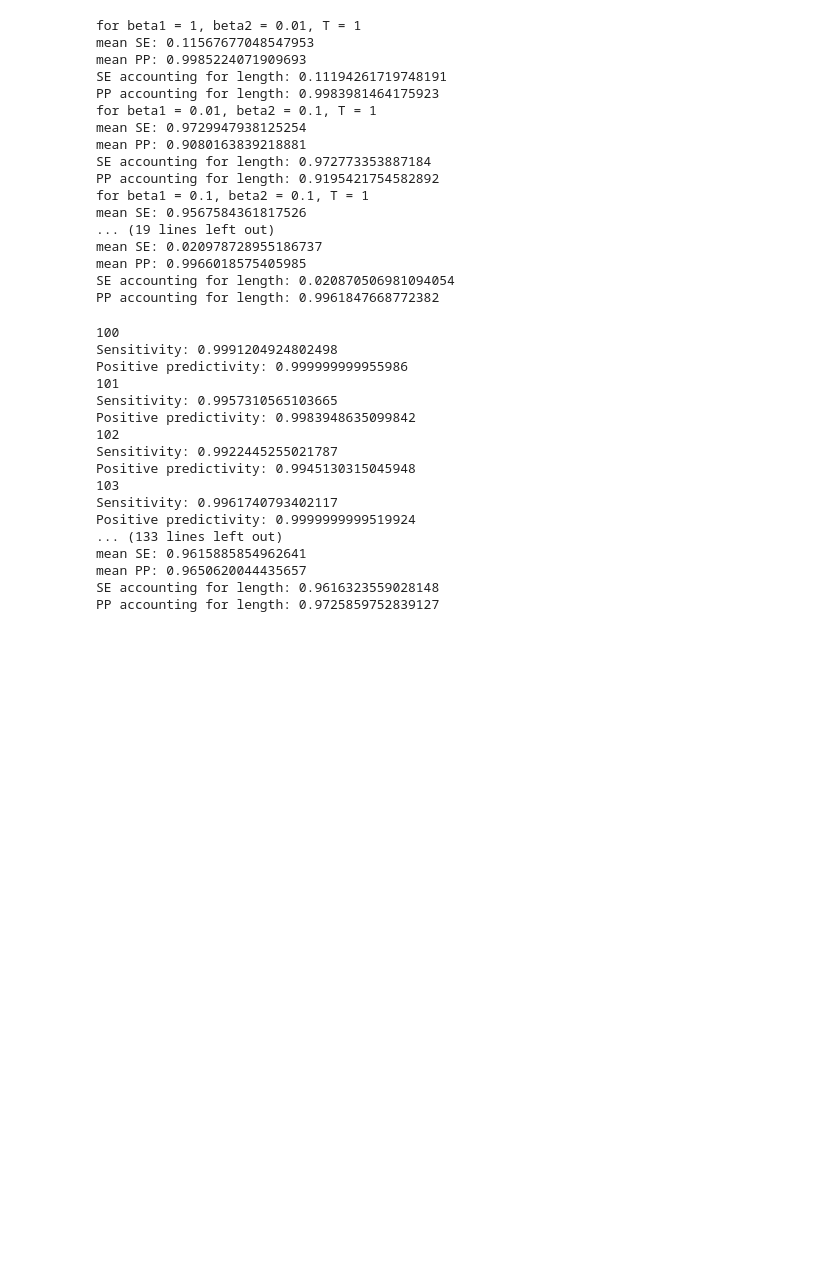
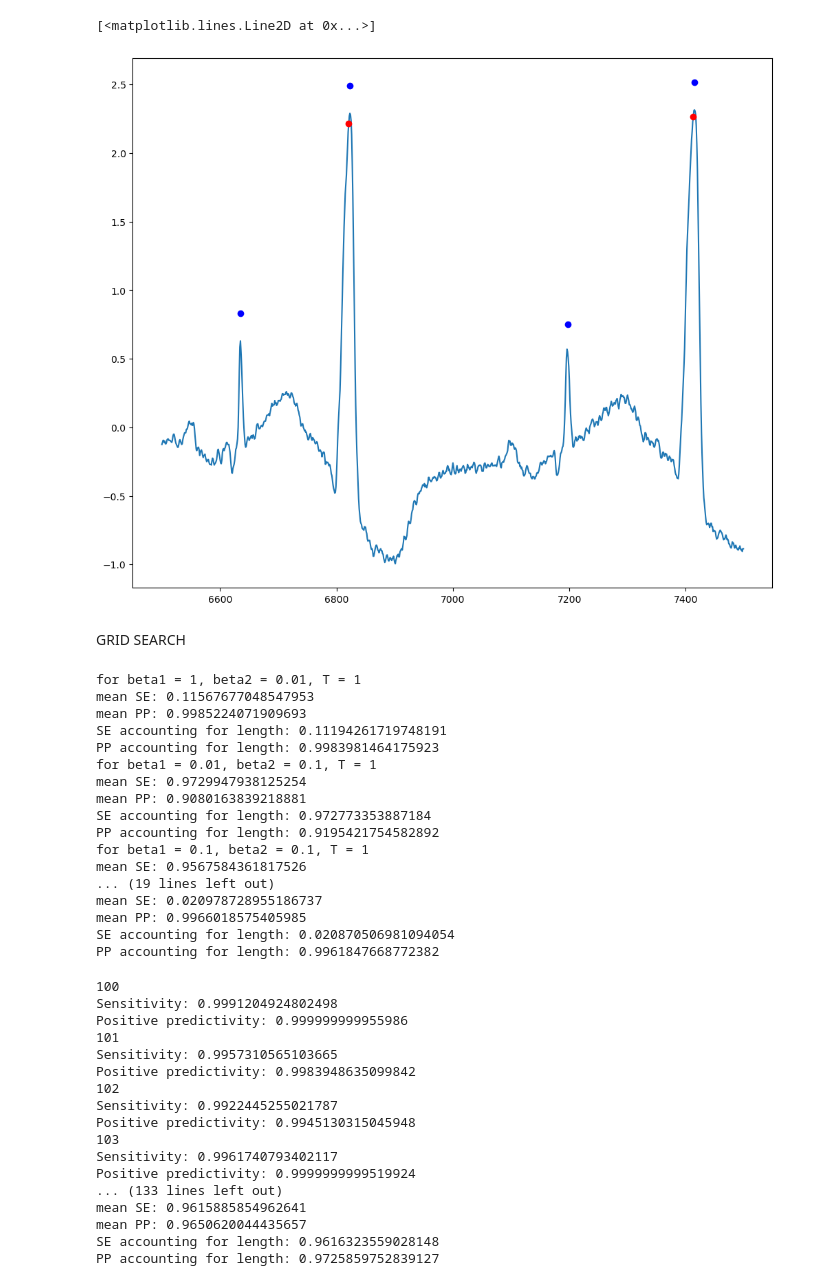
Before and after one commit to markoMedved/OBSS-assignment1, a Jupyter notebook: implementation.ipynb, the cells around one changed output. Cells and saved outputs as stored; diff of their text form; code cells hidden in the pictures; blank space fills up the shorter version.

```diff
--- a/implementation.ipynb
+++ b/implementation.ipynb
@@ -243,0 +310,4 @@ def eval_on_db(database, T=0.1, beta2=0.1, beta1=0.1, num_recordings=200):
+# %%
+candidates,s = get_candidates(y,x_bsl,fs)
+# %%
+detected = detect_beats(s,x_bsl,candidates, fs, T=1, beta2=0.01, beta1=0.1)
@@ -244,3 +321,17 @@ def eval_on_db(database, T=0.1, beta2=0.1, beta1=0.1, num_recordings=200):
+# %%
+start_int =7000 - 500
+end_int = start_int + 1000
+plt.figure(figsize=(12,10))
+plt.plot(range(start_int, end_int), x[start_int:end_int])
+detected_interval = [n for n in detected if n > start_int and n < end_int]
+plt.plot(detected_interval, [x[n] for n in detected_interval], 'ro')
+beat_peaks_interval = [n for n in beat_peaks if n > start_int and n < end_int]
+plt.plot(beat_peaks_interval, [x[n] + 0.2 for n in beat_peaks_interval], 'bo')
+# %% [output]
+[<matplotlib.lines.Line2D at 0x...>]
+[figure, added]
+# %% [markdown]
+GRID SEARCH
 # %%
 #grid search
 for T in [1]:
```
Also changed, not shown: parts of 7 cells of this notebook, 7 other files.
